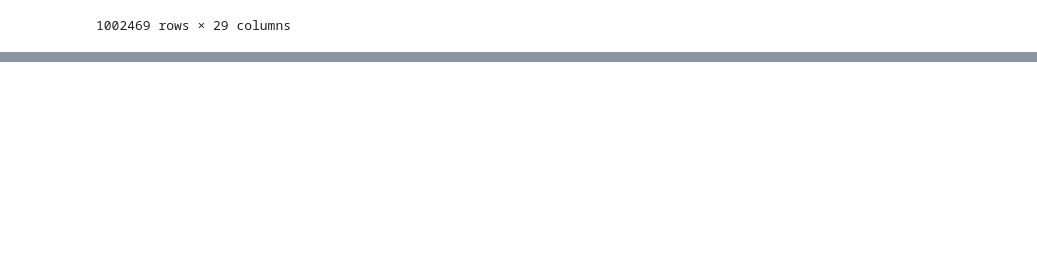
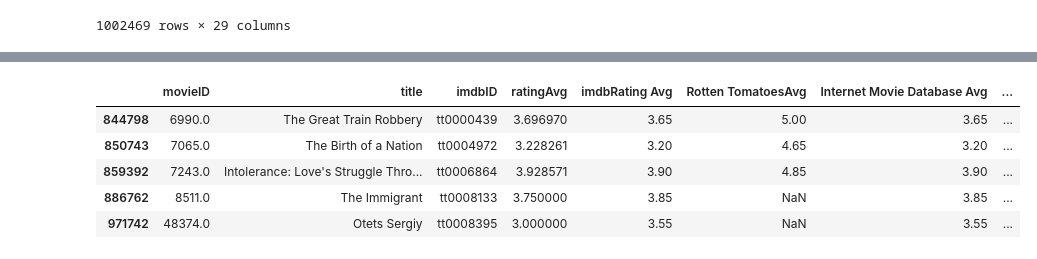
Before and after one commit to yuayixio/MovieRatingPredictor, a Jupyter notebook: notebooks/OMDB_Cleaning.ipynb, the cells around one changed output, grey strips where cells are left out. Cells and saved outputs as stored; diff of their text form; code cells hidden in the pictures; blank space fills up the shorter version.

```diff
--- a/notebooks/OMDB_Cleaning.ipynb
+++ b/notebooks/OMDB_Cleaning.ipynb
@@ -186,0 +331,13 @@ movie_data
+# %%
+average_ratings = average_ratings.drop(['user_id','rating','rating','Metascore','imdbRating','Internet Movie Database', 'Rotten Tomatoes', 'Metacritic'],axis=1)
+# %%
+average_ratings = average_ratings.drop_duplicates(subset="imdbID")
+# %%
+average_ratings.head()
+# %% [output]
+|  | movieID | title | imdbID | ratingAvg | imdbRating Avg | Rotten TomatoesAvg | Internet Movie Database Avg | ... |
+| 844798 | 6990.0 | The Great Train Robbery | tt0000439 | 3.696970 | 3.65 | 5.00 | 3.65 | ... |
+| 850743 | 7065.0 | The Birth of a Nation | tt0004972 | 3.228261 | 3.20 | 4.65 | 3.20 | ... |
+| 859392 | 7243.0 | Intolerance: Love's Struggle Thro... | tt0006864 | 3.928571 | 3.90 | 4.85 | 3.90 | ... |
+| 886762 | 8511.0 | The Immigrant | tt0008133 | 3.750000 | 3.85 | NaN | 3.85 | ... |
+| 971742 | 48374.0 | Otets Sergiy | tt0008395 | 3.000000 | 3.55 | NaN | 3.55 | ... |
```
Also changed, not shown: parts of 31 cells of this notebook, 4 other files.
